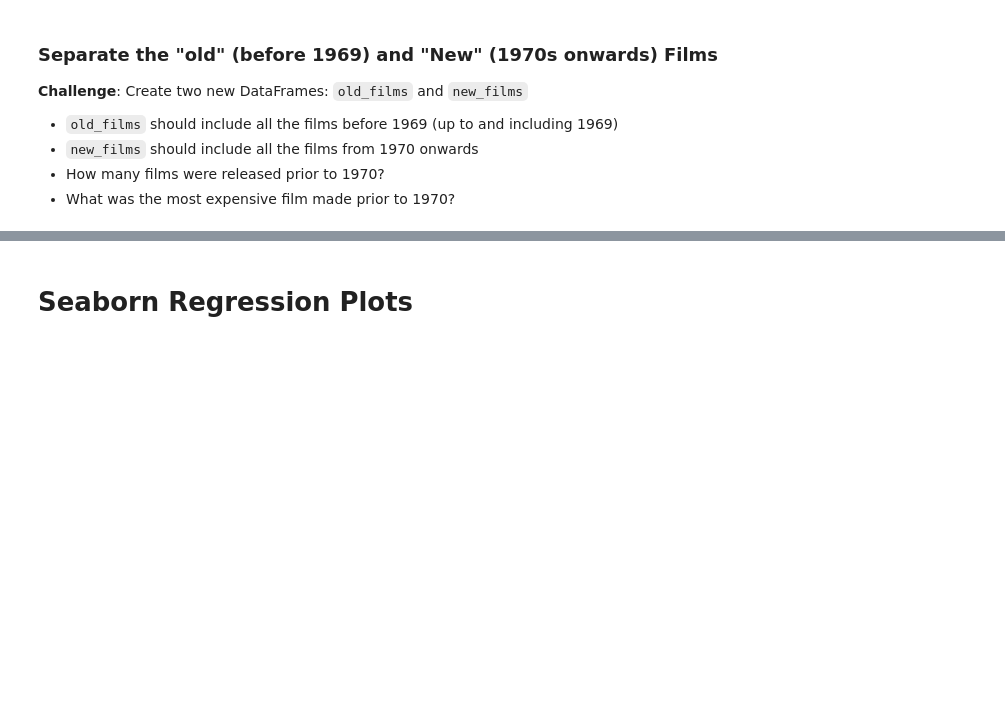
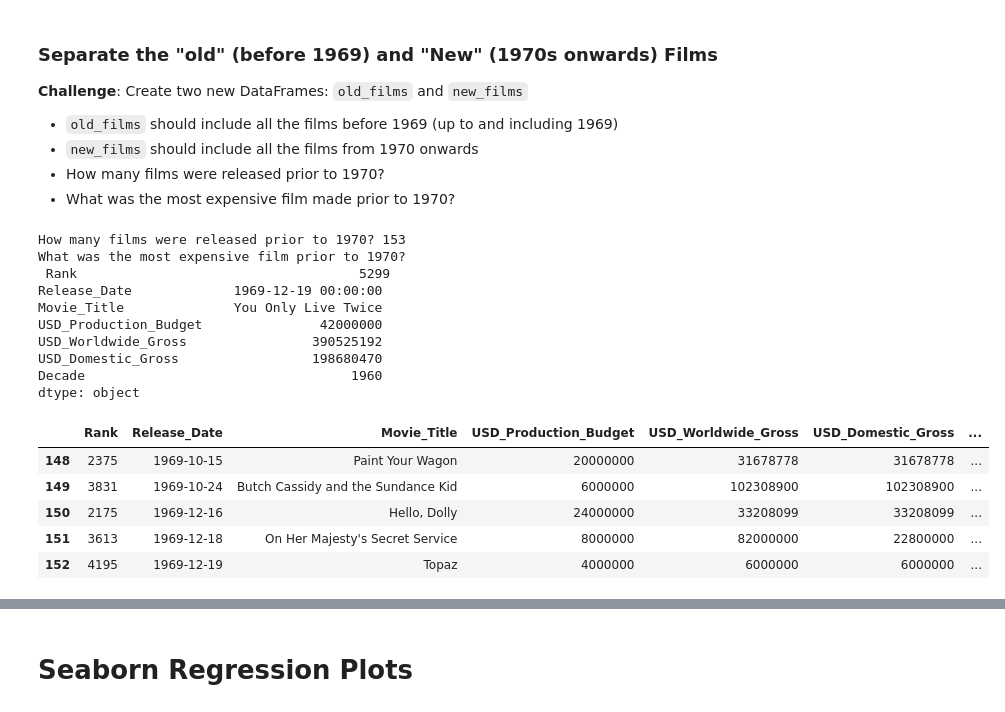
Before and after one commit to Soulbolt/day-78-linear-regression-data-visualisation-seaborn, a Jupyter notebook: Seaborn_and_Linear_Regression_(start).ipynb, the cells around one changed output, grey strips where cells are left out. Cells and saved outputs as stored; diff of their text form; code cells hidden in the pictures; blank space fills up the shorter version.

```diff
--- a/Seaborn_and_Linear_Regression_(start).ipynb
+++ b/Seaborn_and_Linear_Regression_(start).ipynb
@@ -277,3 +293,25 @@ Here's how:
 * `new_films` should include all the films from 1970 onwards
 * How many films were released prior to 1970?
 * What was the most expensive film made prior to 1970?
+# %%
+old_films = data_clean[data_clean.Decade <= 1969]
+print(f"How many films were released prior to 1970? {len(old_films)}")
+print(f"What was the most expensive film prior to 1970?\n {old_films.sort_values("USD_Production_Budget", ascending=False).max()}")
+old_films.tail()
+# %% [output]
+How many films were released prior to 1970? 153
+What was the most expensive film prior to 1970?
+ Rank                                    5299
+Release_Date             1969-12-19 00:00:00
+Movie_Title              You Only Live Twice
+USD_Production_Budget               42000000
+USD_Worldwide_Gross                390525192
+USD_Domestic_Gross                 198680470
+Decade                                  1960
+dtype: object
+|  | Rank | Release_Date | Movie_Title | USD_Production_Budget | USD_Worldwide_Gross | USD_Domestic_Gross | ... |
+| 148 | 2375 | 1969-10-15 | Paint Your Wagon | 20000000 | 31678778 | 31678778 | ... |
+| 149 | 3831 | 1969-10-24 | Butch Cassidy and the Sundance Kid | 6000000 | 102308900 | 102308900 | ... |
+| 150 | 2175 | 1969-12-16 | Hello, Dolly | 24000000 | 33208099 | 33208099 | ... |
+| 151 | 3613 | 1969-12-18 | On Her Majesty's Secret Service | 8000000 | 82000000 | 22800000 | ... |
+| 152 | 4195 | 1969-12-19 | Topaz | 4000000 | 6000000 | 6000000 | ... |
```
Also changed, not shown: parts of 5 cells of this notebook.
